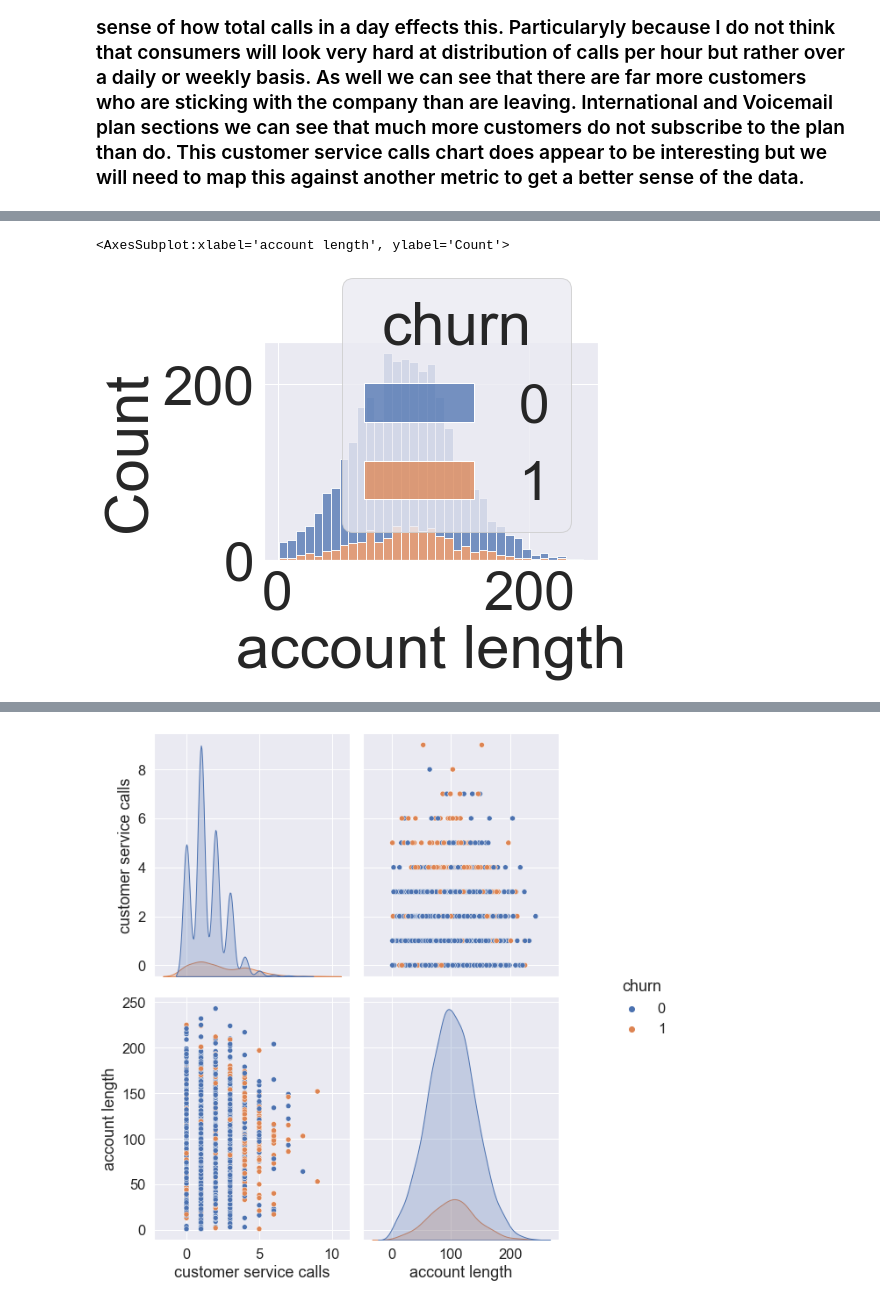
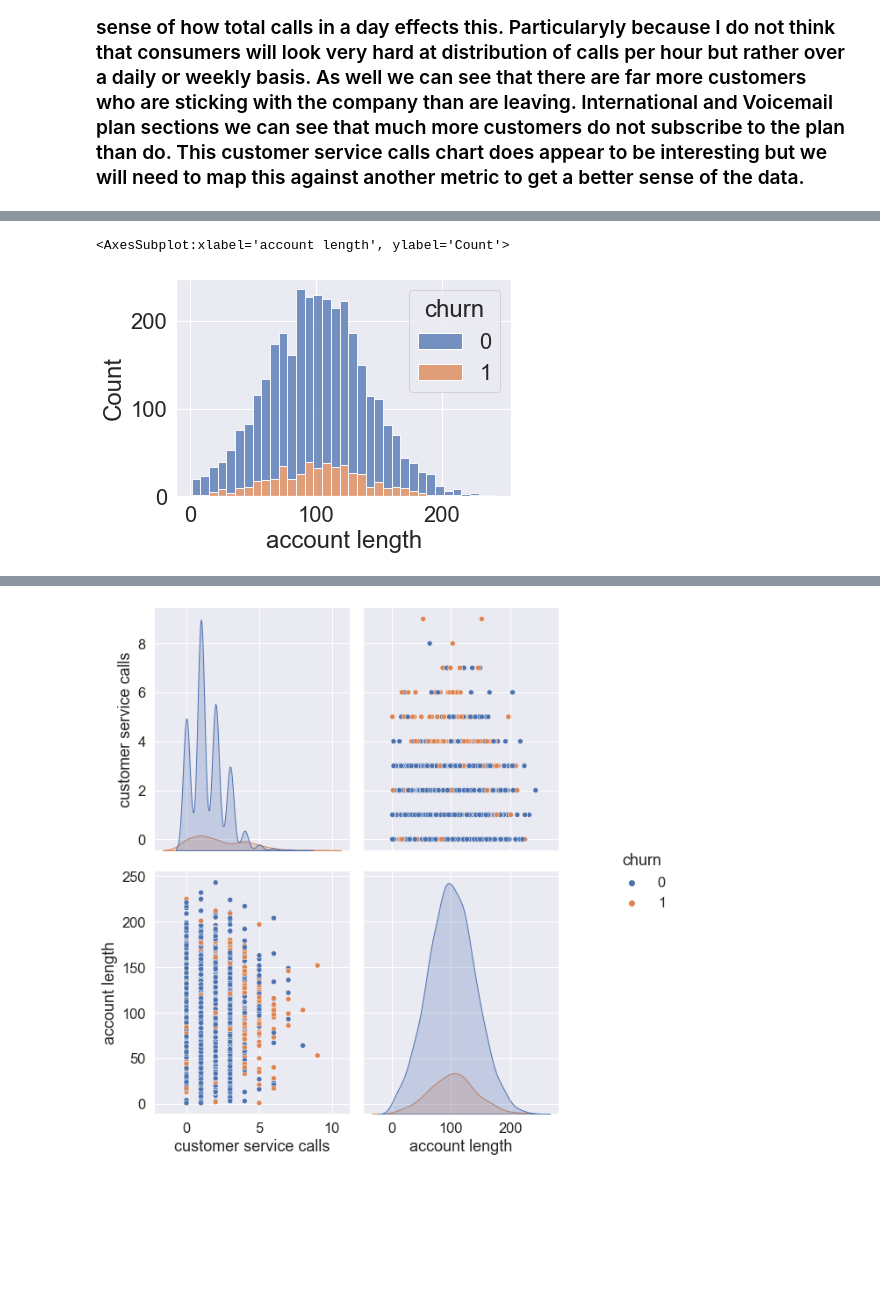
Before and after one commit to mattiedg/Phase-3-Project, a Jupyter notebook: student.ipynb, the cells around one changed output, grey strips where cells are left out. Cells and saved outputs as stored; diff of their text form; code cells hidden in the pictures; blank space fills up the shorter version.

```diff
--- a/student.ipynb
+++ b/student.ipynb
@@ -280,7 +280,7 @@ for i in range(dataset2.shape[1]):
 # %% [markdown]
 ### Looking at these charts we can see that the distributions for total night, day, and evening calls look about the same. I will merge these together to get a better sense of how total calls in a day effects this. Particularyly because I do not think that consumers will look very hard at distribution of calls per hour but rather over a daily or weekly basis. As well we can see that there are far more customers who are sticking with the company than are leaving. International and Voicemail plan sections we can see that much more customers do not subscribe to the plan than do.  This customer service calls chart does appear to be interesting but we will need to map this against another metric to get a better sense of the data.
 # %%
-sns.set(font_scale=6)
+
 sns.barplot( y='customer service calls', x='churn',data=df,ci="sd")
 plt.show()
 # %% [output]
@@ -295,11 +295,11 @@ plt.show();
 # %%
 df_account = df.groupby('churn')['account length']
 # %%
-sns.set(font_scale=5)
+sns.set(font_scale=2)
 sns.histplot(data = df, x = 'account length', hue = 'churn', multiple="stack")
 # %% [output]
 <AxesSubplot:xlabel='account length', ylabel='Count'>
-[figure, old version]
+[figure, new version]
 # %%
 sns.barplot(data = df, y = 'customer service calls', x = 'churn')
 # %% [output]
```
Also changed, not shown: parts of 30 cells of this notebook.
